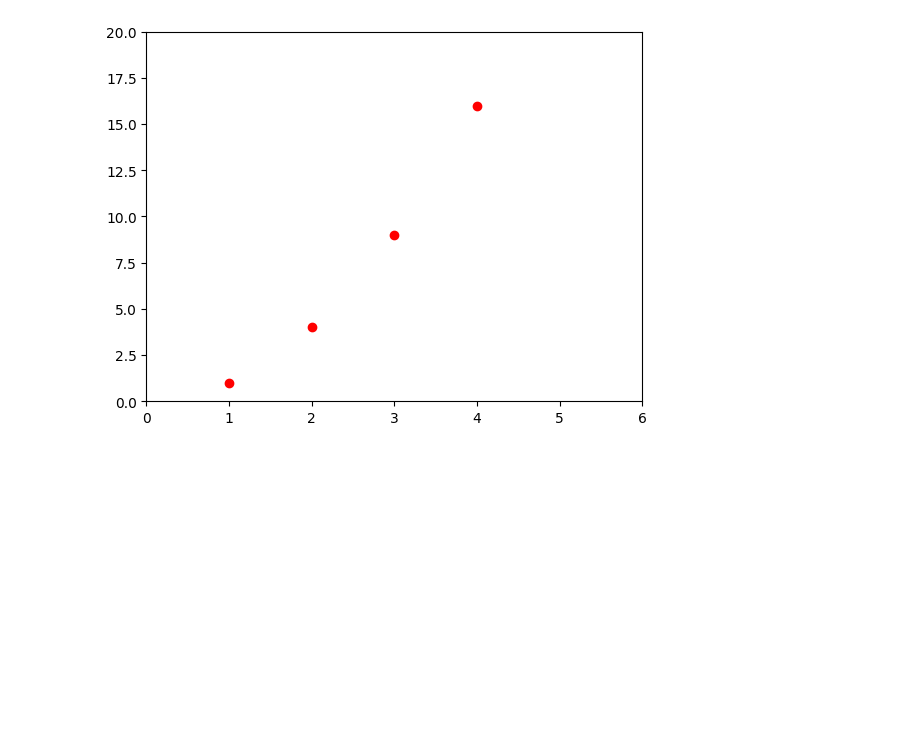
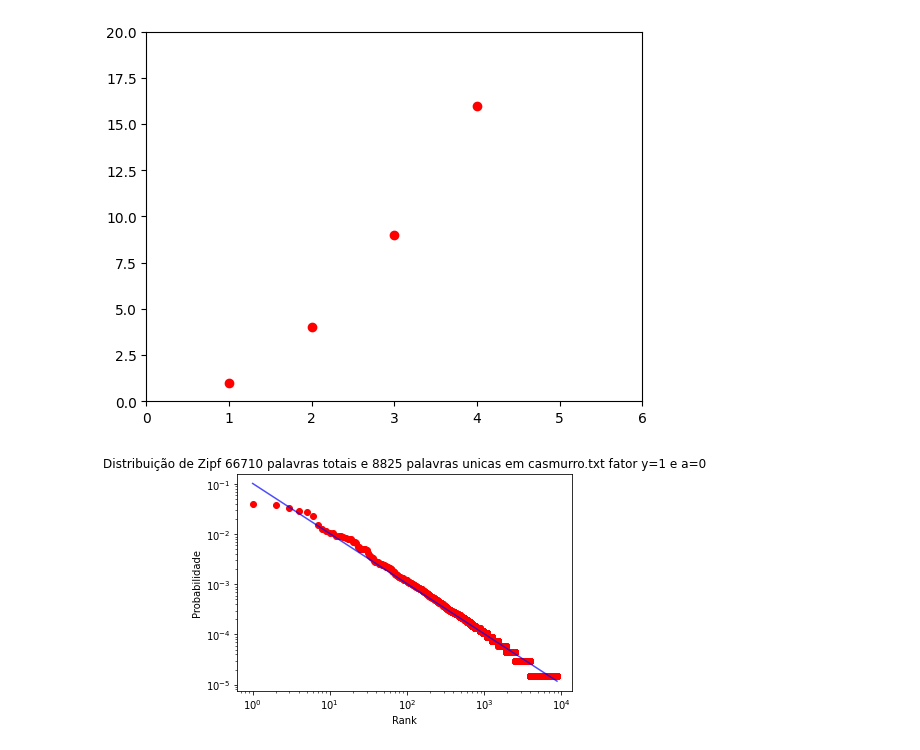
Before and after one commit to victorivis/lei-de-zipf, a Jupyter notebook: rascunhos-sem-proposito.ipynb, the cells around one changed output. Drawn from its saved outputs; the diff is of its cells as text; code cells hidden in the pictures; blank space fills up the shorter version.

Commit message:
Versão gráfico esquisito

```diff
--- a/rascunhos-sem-proposito.ipynb
+++ b/rascunhos-sem-proposito.ipynb
@@ -155,3 +155,85 @@ plt.axis([0, 6, 0, 20])
 plt.show()
 # %% [output]
 [figure]
+# %%
+import matplotlib.pyplot as plt
+import numpy as np
+
+def receberDict(x):
+    leitor = open("{}".format(x), "r", encoding="utf-8")
+    texto = leitor.read()
+    for letra in "(),":
+        texto = texto.replace(letra, " ")
+    texto = texto.split()
+
+    dicionario = {}
+    for i in range(0, len(texto), 2):
+        chave = texto[i].strip("'")
+        valor = int(texto[i + 1])
+        dicionario[chave] = valor
+    return dicionario
+
+# função de massa de probabilidade padrão para a distribuição de zipf
+def porcZipf(n, rank=1):
+    if n > 0:
+        total = 0
+        for j in range(1, n+1):
+            total += 1/j
+        return 1/(total*rank)
+    else:
+        print("Calculo impossivel")
+
+#Os parametros y e a não são necessário e servem para transformar na variacao Zipf-Mandelbrot
+def distribuicaoZipf(n, y=1, a=0):
+    # Gera os ranks e probabilidades de acordo com a lei de Zipf
+    ranks = np.arange(1, n + 1)
+    probabilities = 1 / ((ranks+a)** y)
+
+    # Normaliza as probabilidades para que somem 1
+    probabilities /= np.sum(probabilities)
+    return ranks, probabilities
+
+def graficoConjuntoZipf(n, y=1, a=0):
+    ranks, probabilities = distribuicaoZipf(n, y, a)
+
+    # Plota a distribuição de Zipf
+    plt.plot(ranks, probabilities, color='blue', alpha=0.7)
+    plt.xscale('log')
+    plt.yscale('log')
+    plt.title(f'Distribuição de Zipf {soma} palavras totais e {n} palavras unicas em {nomeLivro} fator y={y} e a={a}')
+    plt.xlabel('Rank')
+    plt.ylabel('Probabilidade')
+
+# Mude o caminho para fazer a distribuicao com outros livros
+livro = "resultados/saida-casmurro.txt"
+
+#recebe apenas o nome do livro sem o caminho
+nomeLivro = livro.split("-")[1]
+
+dicionario = receberDict(livro)
+listaValores = list(dicionario.values())
+listaChaves = list(dicionario.keys())
+
+tamanho = len(listaValores)
+soma = sum(listaValores)
+
+# Fazendo os valores de x e y para o grafico
+listaPosicoes = []
+for i in range(tamanho):
+    listaPosicoes.append(i+1)
+    listaValores[i] /= soma
+
+
+# Desenha gráfico de pontos vermelhos
+plt.plot(listaPosicoes, listaValores, 'ro')
+
+#Preenchendo parametro
+n_palavras_diferentes = len(listaValores)
+
+# Chama a função para plotar a distribuição de Zipf no mesmo gráfico
+graficoConjuntoZipf(n_palavras_diferentes, 1, 0)
+
+plt.figure(figsize=(16, 9))
+plt.show()
+# %% [output]
+[figure, added]
```
Also changed, not shown: parts of 4 cells of this notebook, 2 other files.
